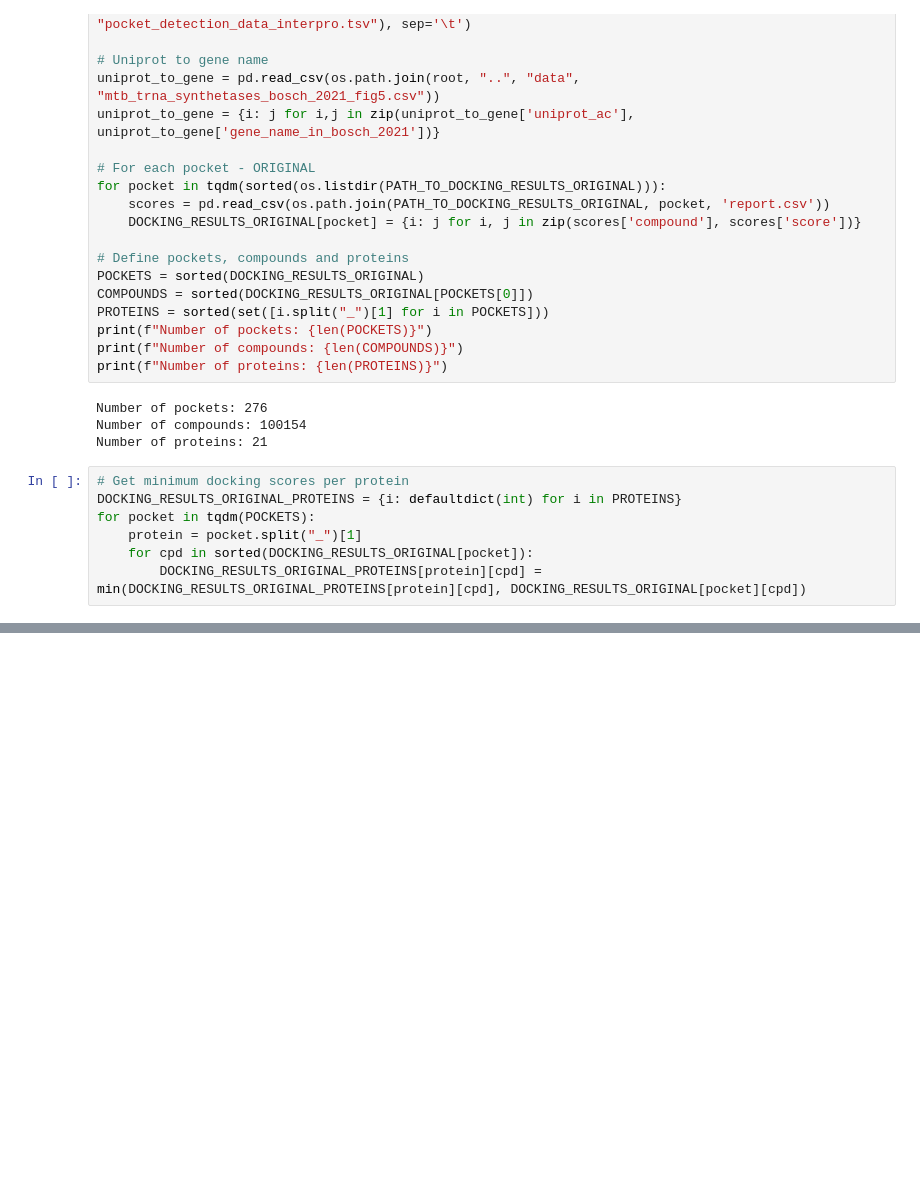
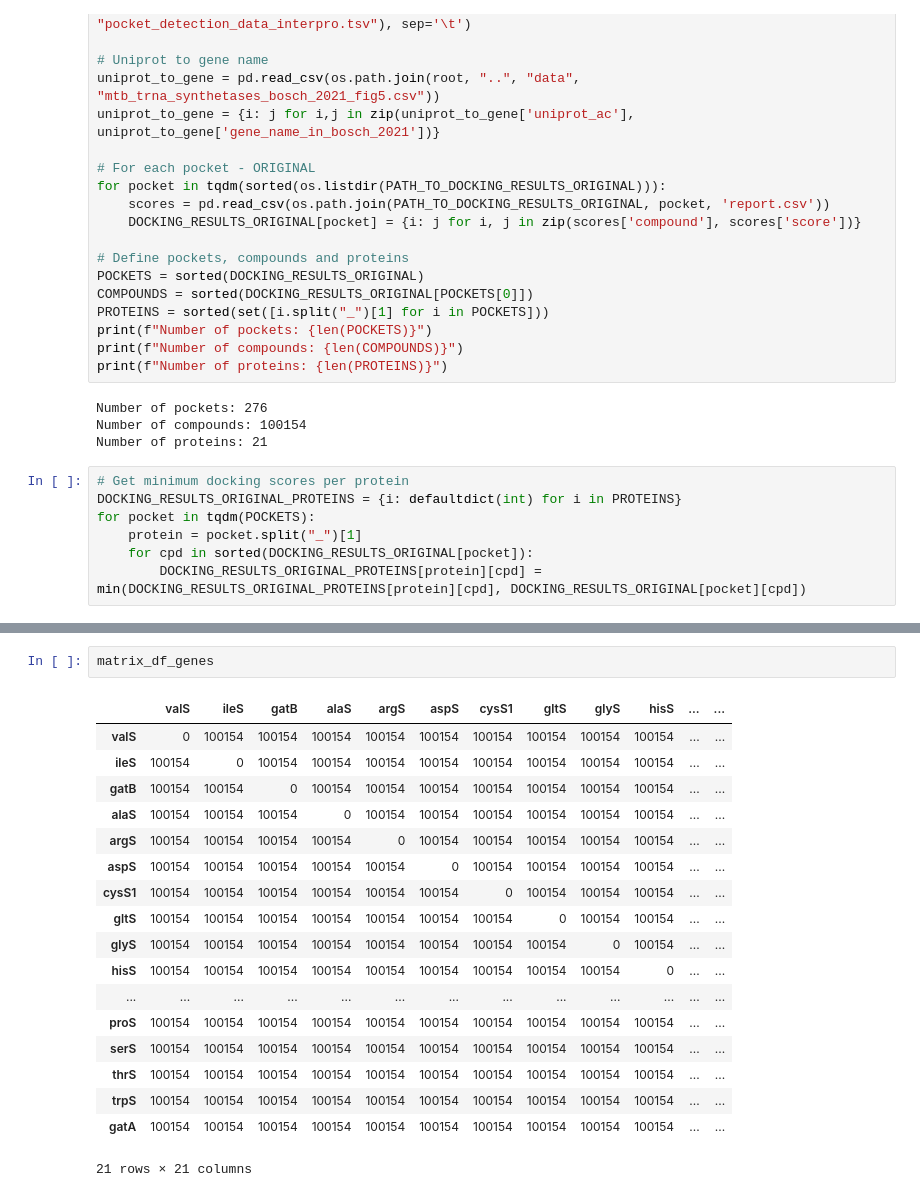
Before and after one commit to ersilia-os/mtb-targeted-protein-degradation, a Jupyter notebook: notebooks/46_docking_exploration_III.ipynb, the cells around one changed output, grey strips where cells are left out. Cells and saved outputs as stored; diff of their text form; blank space fills up the shorter version.

```diff
--- a/notebooks/46_docking_exploration_III.ipynb
+++ b/notebooks/46_docking_exploration_III.ipynb
@@ -126,0 +146,21 @@ circos.plotfig()
+# %%
+matrix_df_genes
+# %% [output]
+|  | valS | ileS | gatB | alaS | argS | aspS | cysS1 | gltS | glyS | hisS | ... | ... |
+| valS | 0 | 100154 | 100154 | 100154 | 100154 | 100154 | 100154 | 100154 | 100154 | 100154 | ... | ... |
+| ileS | 100154 | 0 | 100154 | 100154 | 100154 | 100154 | 100154 | 100154 | 100154 | 100154 | ... | ... |
+| gatB | 100154 | 100154 | 0 | 100154 | 100154 | 100154 | 100154 | 100154 | 100154 | 100154 | ... | ... |
+| alaS | 100154 | 100154 | 100154 | 0 | 100154 | 100154 | 100154 | 100154 | 100154 | 100154 | ... | ... |
+| argS | 100154 | 100154 | 100154 | 100154 | 0 | 100154 | 100154 | 100154 | 100154 | 100154 | ... | ... |
+| aspS | 100154 | 100154 | 100154 | 100154 | 100154 | 0 | 100154 | 100154 | 100154 | 100154 | ... | ... |
+| cysS1 | 100154 | 100154 | 100154 | 100154 | 100154 | 100154 | 0 | 100154 | 100154 | 100154 | ... | ... |
+| gltS | 100154 | 100154 | 100154 | 100154 | 100154 | 100154 | 100154 | 0 | 100154 | 100154 | ... | ... |
+| glyS | 100154 | 100154 | 100154 | 100154 | 100154 | 100154 | 100154 | 100154 | 0 | 100154 | ... | ... |
+| hisS | 100154 | 100154 | 100154 | 100154 | 100154 | 100154 | 100154 | 100154 | 100154 | 0 | ... | ... |
+| ... | ... | ... | ... | ... | ... | ... | ... | ... | ... | ... | ... | ... |
+| proS | 100154 | 100154 | 100154 | 100154 | 100154 | 100154 | 100154 | 100154 | 100154 | 100154 | ... | ... |
+| serS | 100154 | 100154 | 100154 | 100154 | 100154 | 100154 | 100154 | 100154 | 100154 | 100154 | ... | ... |
+| thrS | 100154 | 100154 | 100154 | 100154 | 100154 | 100154 | 100154 | 100154 | 100154 | 100154 | ... | ... |
+| trpS | 100154 | 100154 | 100154 | 100154 | 100154 | 100154 | 100154 | 100154 | 100154 | 100154 | ... | ... |
+| gatA | 100154 | 100154 | 100154 | 100154 | 100154 | 100154 | 100154 | 100154 | 100154 | 100154 | ... | ... |
+21 rows × 21 columns
```
Also changed, not shown: parts of 3 cells of this notebook, 3 other files.
